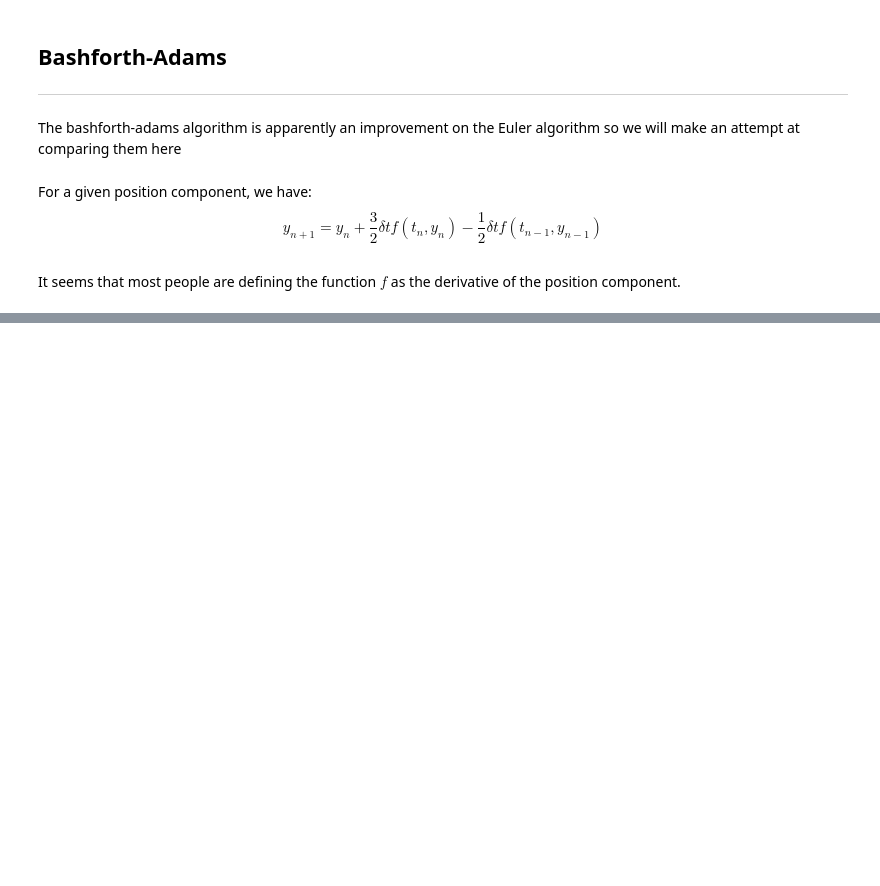
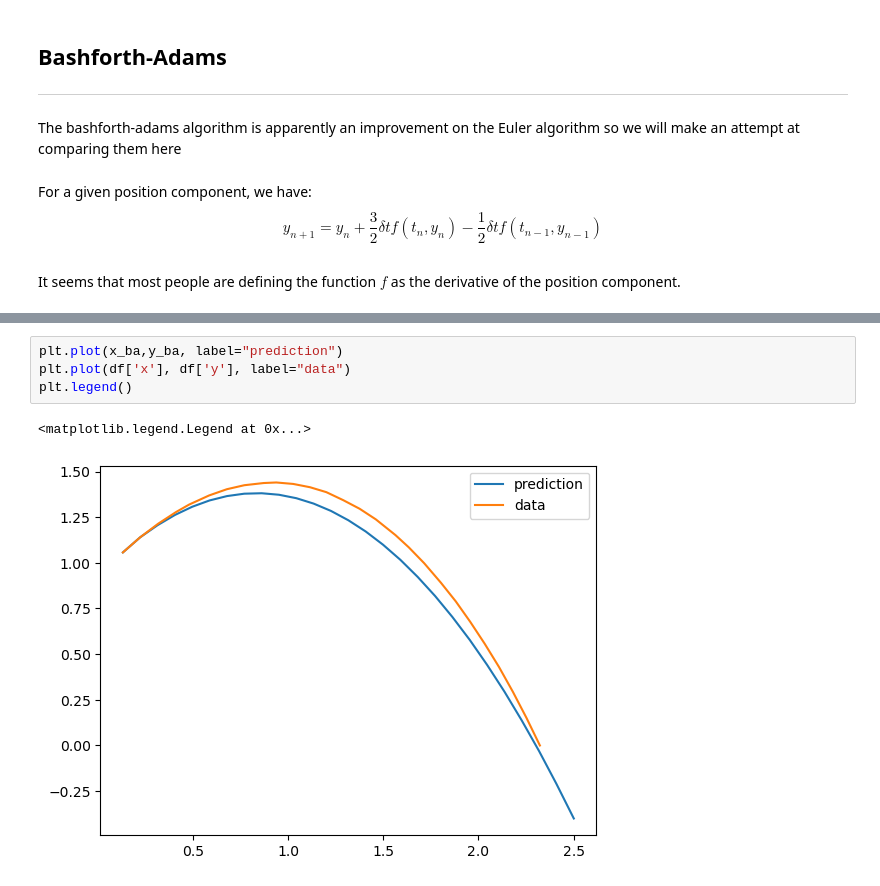
Before and after one commit to imnotartsy/PHY68, a Jupyter notebook: Car.ipynb, the cells around one changed output, grey strips where cells are left out. Drawn from its saved outputs; the diff is of its cells as text; blank space fills up the shorter version.

Commit message:
xy BA plot

```diff
--- a/Car.ipynb
+++ b/Car.ipynb
@@ -310,0 +311,7 @@ plt.show()
+# %%
+plt.plot(x_ba,y_ba, label="prediction")
+plt.plot(df['x'], df['y'], label="data")
+plt.legend()
+# %% [output]
+<matplotlib.legend.Legend at 0x...>
+[figure, added]
```
Also changed, not shown: parts of 14 cells of this notebook.
